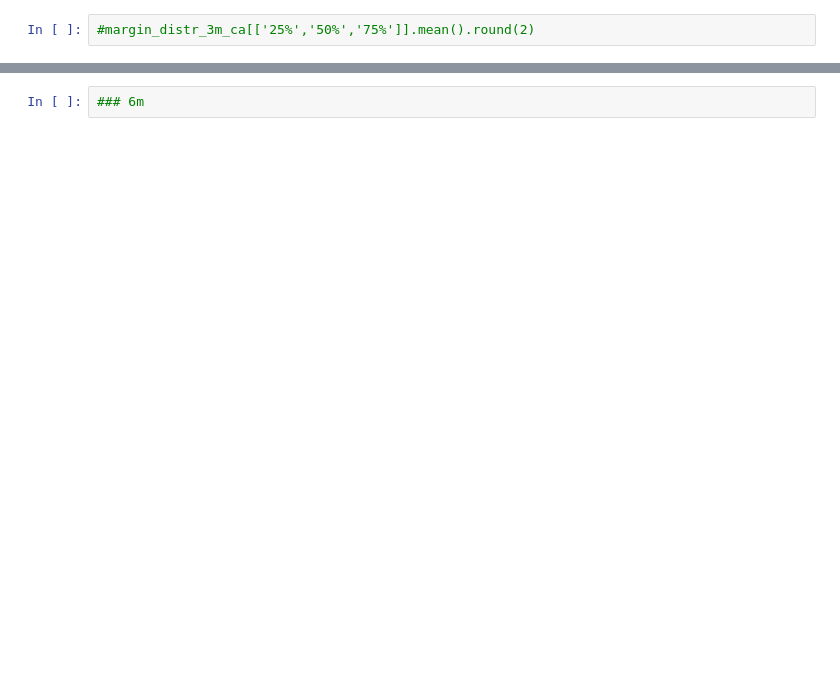
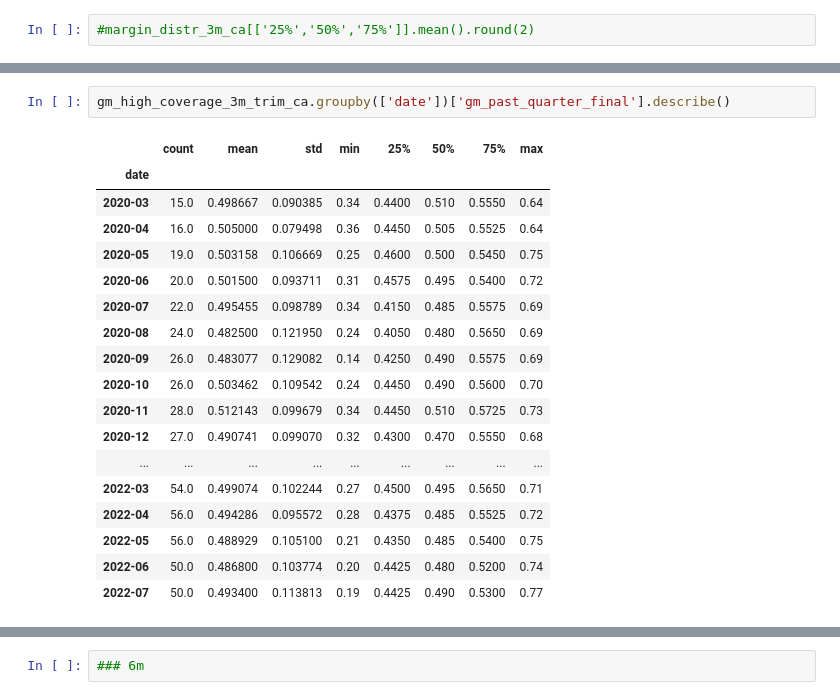
Before and after one commit to warrenshen/platform, a Jupyter notebook: services/api-server/notebooks/analysis/monthly_gm_perc_thresholds.ipynb, the cells around one changed output, grey strips where cells are left out. Cells and saved outputs as stored; diff of their text form; blank space fills up the shorter version.

```diff
--- a/services/api-server/notebooks/analysis/monthly_gm_perc_thresholds.ipynb
+++ b/services/api-server/notebooks/analysis/monthly_gm_perc_thresholds.ipynb
@@ -114 +120,22 @@ margin_distr_3m_ca[margin_distr_3m_ca['date'] >= '2021-01-01'][['25%','50%','75%
 dtype: float64
+# %%
+gm_high_coverage_3m_trim_ca.groupby(['date'])['gm_past_quarter_final'].describe()
+# %% [output]
+|  | count | mean | std | min | 25% | 50% | 75% | max |
+| date |  |  |  |  |  |  |  |  |
+| 2020-03 | 15.0 | 0.498667 | 0.090385 | 0.34 | 0.4400 | 0.510 | 0.5550 | 0.64 |
+| 2020-04 | 16.0 | 0.505000 | 0.079498 | 0.36 | 0.4450 | 0.505 | 0.5525 | 0.64 |
+| 2020-05 | 19.0 | 0.503158 | 0.106669 | 0.25 | 0.4600 | 0.500 | 0.5450 | 0.75 |
+| 2020-06 | 20.0 | 0.501500 | 0.093711 | 0.31 | 0.4575 | 0.495 | 0.5400 | 0.72 |
+| 2020-07 | 22.0 | 0.495455 | 0.098789 | 0.34 | 0.4150 | 0.485 | 0.5575 | 0.69 |
+| 2020-08 | 24.0 | 0.482500 | 0.121950 | 0.24 | 0.4050 | 0.480 | 0.5650 | 0.69 |
+| 2020-09 | 26.0 | 0.483077 | 0.129082 | 0.14 | 0.4250 | 0.490 | 0.5575 | 0.69 |
+| 2020-10 | 26.0 | 0.503462 | 0.109542 | 0.24 | 0.4450 | 0.490 | 0.5600 | 0.70 |
+| 2020-11 | 28.0 | 0.512143 | 0.099679 | 0.34 | 0.4450 | 0.510 | 0.5725 | 0.73 |
+| 2020-12 | 27.0 | 0.490741 | 0.099070 | 0.32 | 0.4300 | 0.470 | 0.5550 | 0.68 |
+| ... | ... | ... | ... | ... | ... | ... | ... | ... |
+| 2022-03 | 54.0 | 0.499074 | 0.102244 | 0.27 | 0.4500 | 0.495 | 0.5650 | 0.71 |
+| 2022-04 | 56.0 | 0.494286 | 0.095572 | 0.28 | 0.4375 | 0.485 | 0.5525 | 0.72 |
+| 2022-05 | 56.0 | 0.488929 | 0.105100 | 0.21 | 0.4350 | 0.485 | 0.5400 | 0.75 |
+| 2022-06 | 50.0 | 0.486800 | 0.103774 | 0.20 | 0.4425 | 0.480 | 0.5200 | 0.74 |
+| 2022-07 | 50.0 | 0.493400 | 0.113813 | 0.19 | 0.4425 | 0.490 | 0.5300 | 0.77 |
```
Also changed, not shown: parts of 51 cells of this notebook, 2 other files.
